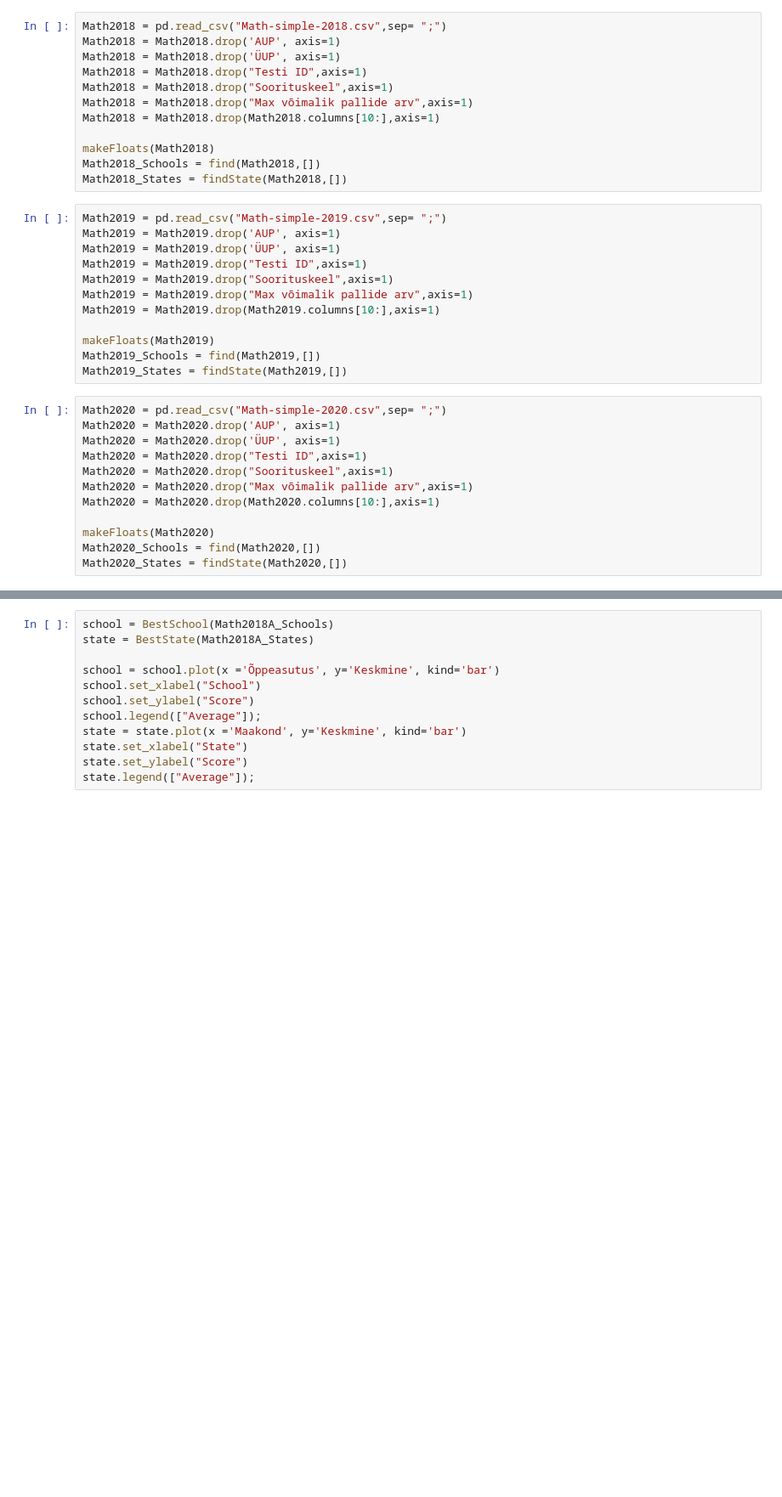
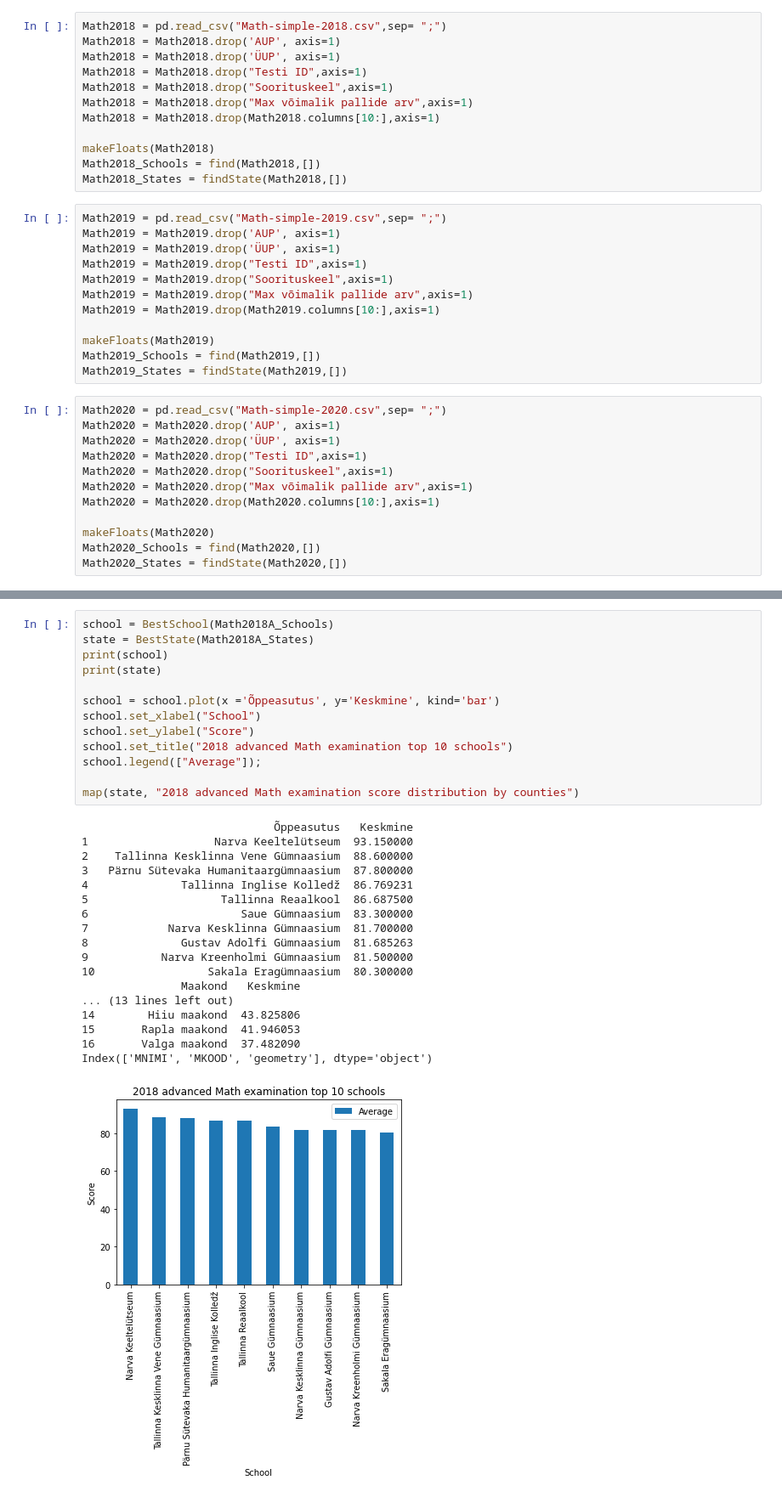
Before and after one commit to BrandonLoorits/Data-Science-Project-, a Jupyter notebook: Project/Project_C16.ipynb, the cells around one changed output, grey strips where cells are left out. Shown at 85% size. Saved outputs shown, nothing was run; the diff lists cells and outputs as text; blank space fills up the shorter version.

```diff
--- a/Project/Project_C16.ipynb
+++ b/Project/Project_C16.ipynb
@@ -222,12 +410,32 @@ state.legend(["Average"]);
 # %%
 school = BestSchool(Math2018A_Schools)
 state = BestState(Math2018A_States)
+print(school)
+print(state)
 
 school = school.plot(x ='Õppeasutus', y='Keskmine', kind='bar')
 school.set_xlabel("School")
 school.set_ylabel("Score")
+school.set_title("2018 advanced Math examination top 10 schools")
 school.legend(["Average"]);
-state = state.plot(x ='Maakond', y='Keskmine', kind='bar')
-state.set_xlabel("State")
-state.set_ylabel("Score")
-state.legend(["Average"]);
+
+map(state, "2018 advanced Math examination score distribution by counties")
+# %% [output]
+                             Õppeasutus   Keskmine
+1                   Narva Keeltelütseum  93.150000
+2    Tallinna Kesklinna Vene Gümnaasium  88.600000
+3   Pärnu Sütevaka Humanitaargümnaasium  87.800000
+4              Tallinna Inglise Kolledž  86.769231
+5                    Tallinna Reaalkool  86.687500
+6                       Saue Gümnaasium  83.300000
+7            Narva Kesklinna Gümnaasium  81.700000
+8              Gustav Adolfi Gümnaasium  81.685263
+9           Narva Kreenholmi Gümnaasium  81.500000
+10                 Sakala Eragümnaasium  80.300000
+               Maakond   Keskmine
+... (13 lines left out)
+14        Hiiu maakond  43.825806
+15       Rapla maakond  41.946053
+16       Valga maakond  37.482090
+Index(['MNIMI', 'MKOOD', 'geometry'], dtype='object')
+[figure, added]
```
Also changed, not shown: parts of 24 cells of this notebook, 12 other files.
